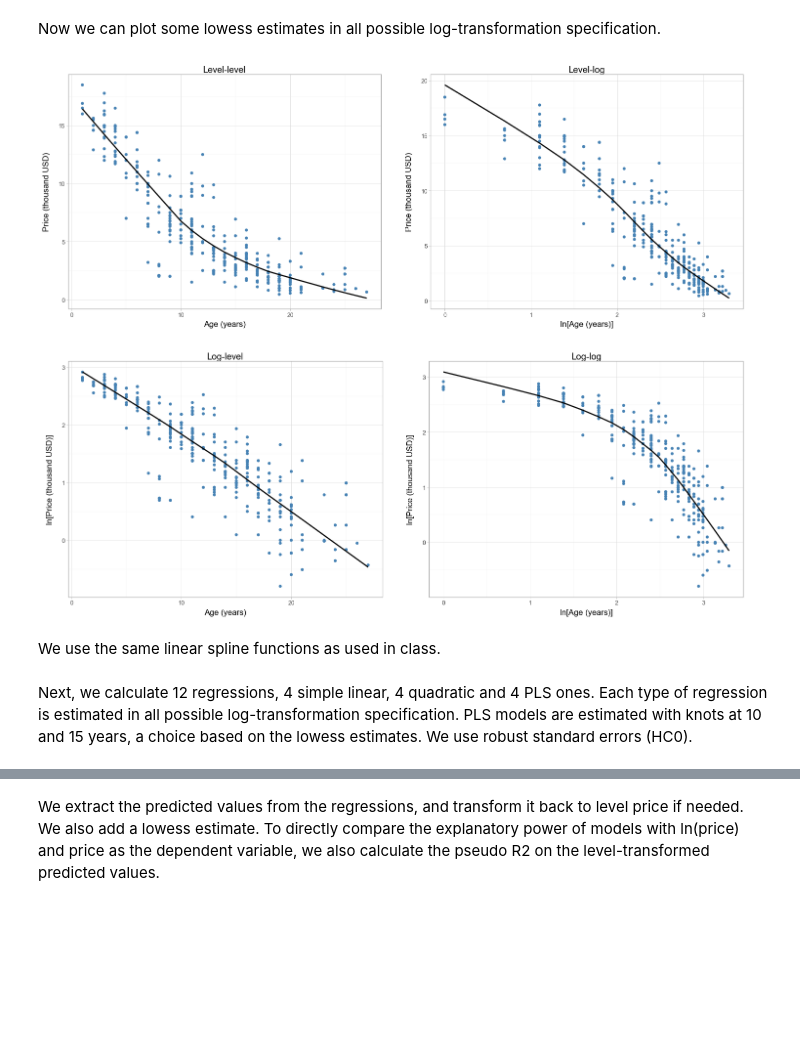
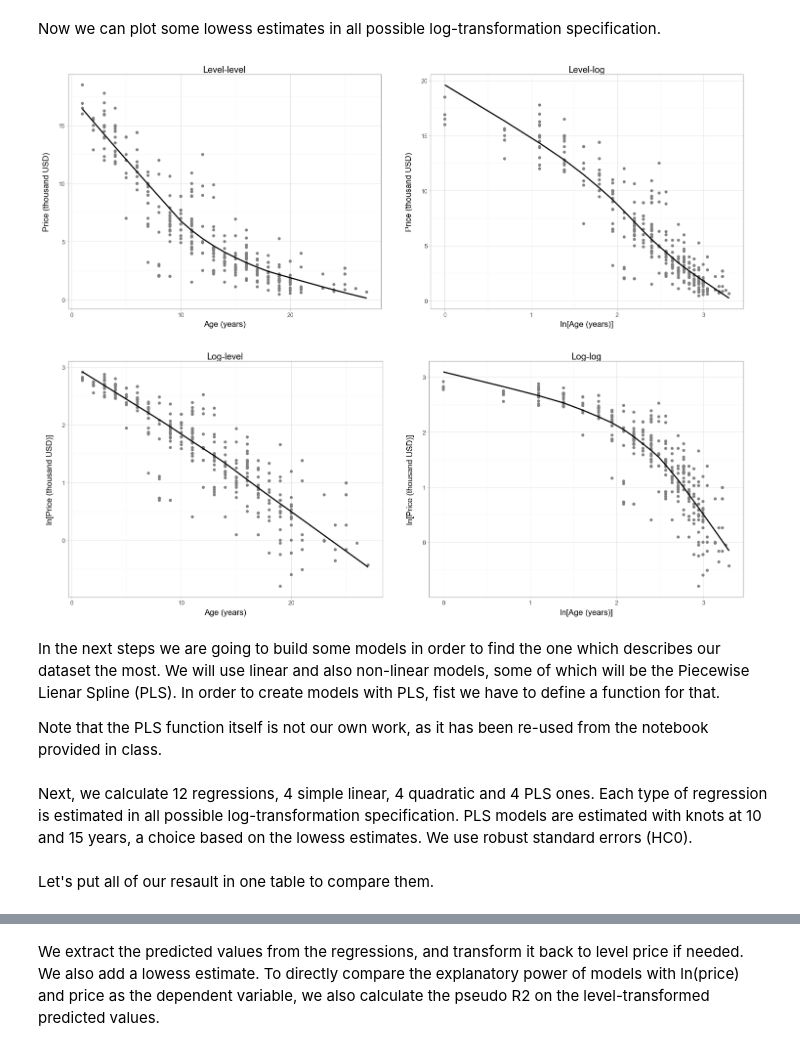
Before and after one commit to marton-nagy-marton/Coding1_assignment1, a Jupyter notebook: Matyas_Kovacs-Marton_Nagy_Coding1_HA1.ipynb, the cells around one changed output, grey strips where cells are left out. Drawn from its saved outputs; the diff is of its cells as text; code cells hidden in the pictures; blank space fills up the shorter version.

```diff
--- a/Matyas_Kovacs-Marton_Nagy_Coding1_HA1.ipynb
+++ b/Matyas_Kovacs-Marton_Nagy_Coding1_HA1.ipynb
@@ -403,7 +427,7 @@ pw.basefigure.clear()
 p1 = (
     ggplot(chicago)
     + aes(x = 'age', y = 'price')
-    + geom_point(color = 'steelblue')
+    + geom_point(color = 'grey')
     + geom_smooth(method = 'lowess')
     + theme_light()
     + labs(
@@ -416,7 +440,7 @@ p1 = (
 p2 = (
     ggplot(chicago)
     + aes(x = 'ln_age', y = 'price')
-    + geom_point(color = 'steelblue')
+    + geom_point(color = 'grey')
     + geom_smooth(method = 'lowess')
     + theme_light()
     + labs(
@@ -429,40 +453,42 @@ p2 = (
 p3 = (
     ggplot(chicago)
     + aes(x = 'age', y = 'ln_price')
-    + geom_point(color = 'steelblue')
+    + geom_point(color = 'grey')
     + geom_smooth(method = 'lowess')
     + theme_light()
     + labs(
         x = 'Age (years)',
         y = 'ln[Price (thousand USD)]',
         title = 'Log-level'
     )
 )
 
 p4 = (
     ggplot(chicago)
     + aes(x = 'ln_age', y = 'ln_price')
-    + geom_point(color = 'steelblue')
+    + geom_point(color = 'grey')
     + geom_smooth(method = 'lowess')
     + theme_light()
     + labs(
         x = 'ln[Age (years)]',
         y = 'ln[Price (thousand USD)]',
         title = 'Log-log'
     )
 )
 
 p1 = pw.load_ggplot(p1)
 p2 = pw.load_ggplot(p2)
 p3 = pw.load_ggplot(p3)
 p4 = pw.load_ggplot(p4)
 
 combined = (p1|p2)/(p3|p4)
 combined.savefig()
 # %% [output]
-[figure, old version]
+[figure, new version]
 # %% [markdown]
-We use the same linear spline functions as used in class.
+In the next steps we are going to build some models in order to find the one which describes our dataset the most. We will use linear and also non-linear models, some of which will be the Piecewise Lienar Spline (PLS). In order to create models with PLS, fist we have to define a function for that.
+
+Note that the PLS function itself is not our own work, as it has been re-used from the notebook provided in class.
 # %%
 def knot_ceil(vector: np.array, knot: float) -> np.array:
     """
@@ -554,6 +580,8 @@ regs.append(smf.ols(formula='price~lspline(age,[10,15])',data=chicago).fit(cov_t
 regs.append(smf.ols(formula='price~lspline(ln_age,[np.log(10),np.log(15)])',data=chicago).fit(cov_type = 'HC0'))
 regs.append(smf.ols(formula='ln_price~lspline(age,[10,15])',data=chicago).fit(cov_type = 'HC0'))
 regs.append(smf.ols(formula='ln_price~lspline(ln_age,[np.log(10),np.log(15)])',data=chicago).fit(cov_type = 'HC0'))
+# %% [markdown]
+Let's put all of our resault in one table to compare them.
 # %%
 table = Stargazer(regs)
 table.custom_columns(['Level-level','Level-log','Log-level','Log-log',
```
Also changed, not shown: parts of 56 cells of this notebook, 1 other file.
